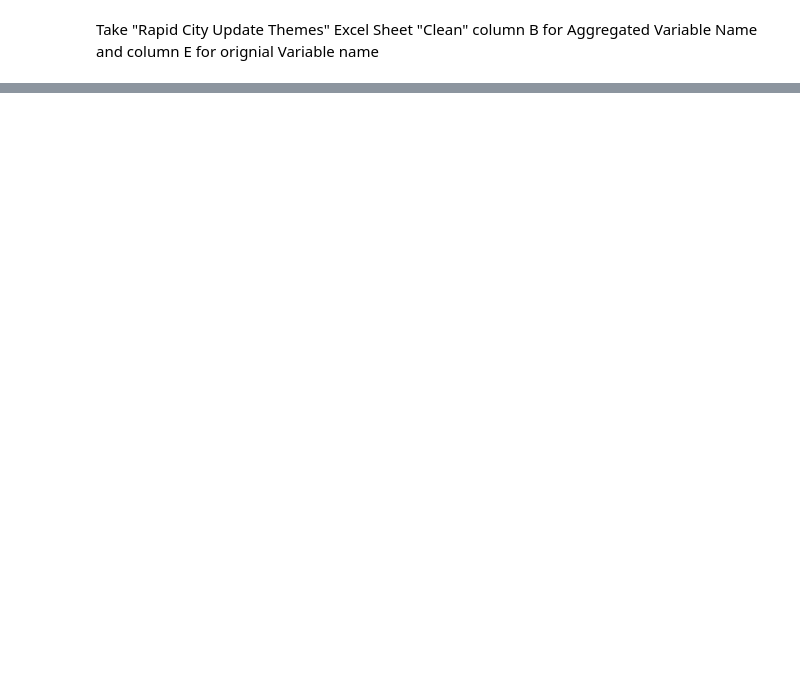
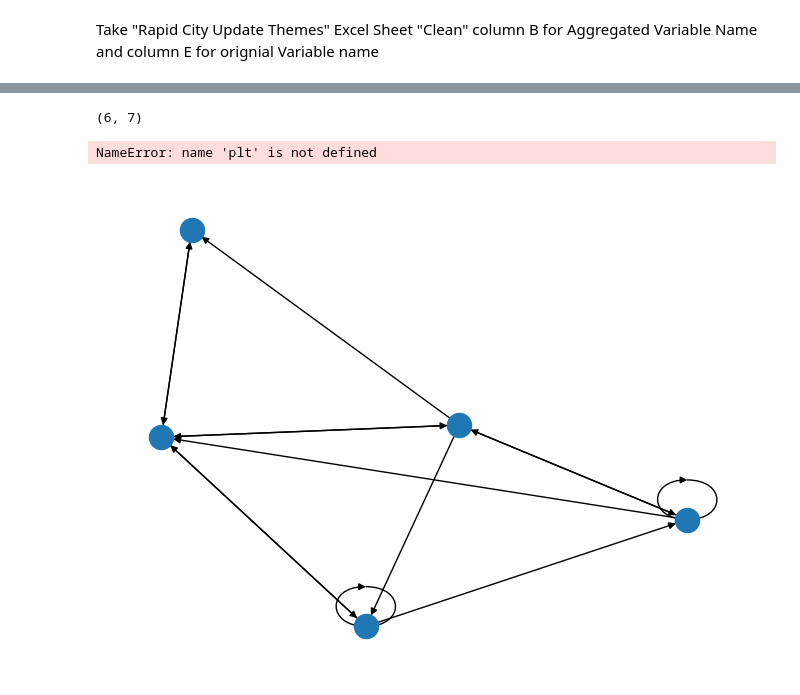
Before and after one commit to georgia-max/MentalMaps_Aggregation, a Jupyter notebook: Jupyter/aggregateCLD.ipynb, the cells around one changed output, grey strips where cells are left out. Saved outputs shown, nothing was run; the diff lists cells and outputs as text; code cells hidden in the pictures; blank space fills up the shorter version.

```diff
--- a/Jupyter/aggregateCLD.ipynb
+++ b/Jupyter/aggregateCLD.ipynb
@@ -512,0 +369,23 @@ pol_mx
+# %%
+# def combine_non_nan(s1, s2):
+#     # print("s1", s1)
+#     # print("s2", s2)
+#     if pd.isna(s1).all():
+#         return s2
+#     elif pd.isna(s2).all():
+#         return s1
+#     else:
+#         return s1 + s2
+
+
+
+# def get_combine_matrix(matrix1, matrix2):
+
+#     combined_matrix = matrix1.combine(matrix2, combine_non_nan, overwrite = False)
+#     combined_matrix = combined_matrix.fillna(matrix1)
+#     combined_matrix = combined_matrix.fillna(matrix2)
+
+#     return combined_matrix
+
+combined_matrix = parse_cld.get_combine_matrix(matrix1, matrix2)
+print(combined_matrix)
@@ -512,0 +402,11 @@ pol_mx
+# %%
+# import cld_nx
+print(combined_matrix.shape)
+combined_matrix = combined_matrix.reset_index()
+G= nx.from_pandas_adjacency(matrix2, create_using=nx.DiGraph)
+nx.draw(G)
+plt.draw()
+# %% [output]
+(6, 7)
+NameError: name 'plt' is not defined
+[figure, added]
```
Also changed, not shown: parts of 42 cells of this notebook, 4 other files.
